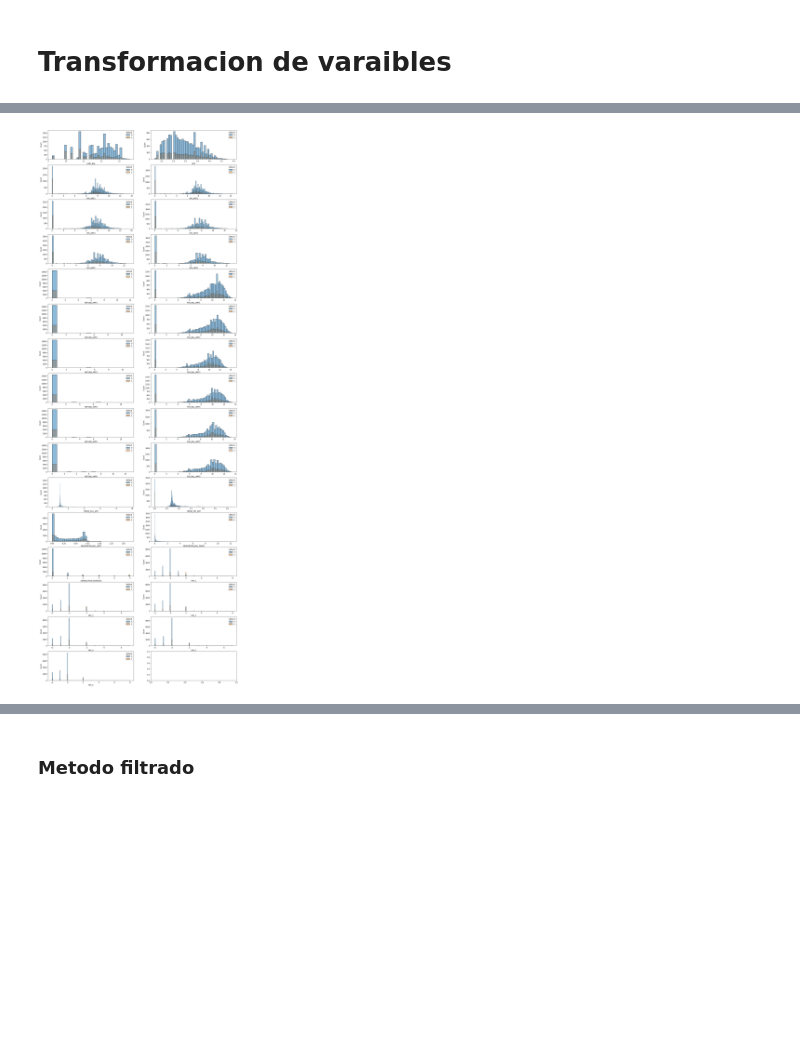
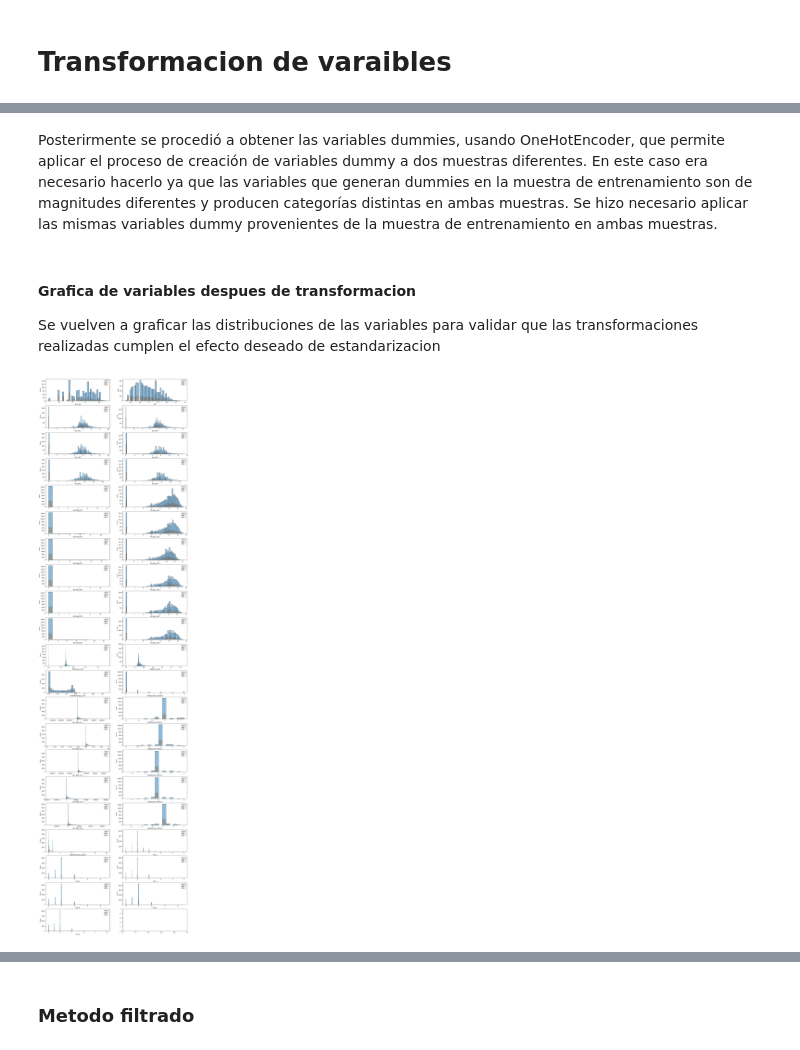
Before and after one commit to paulguz261/MIAD_20231_intro_machine_learning_grupal, a Jupyter notebook: kaggle/competencia.ipynb, the cells around one changed output, grey strips where cells are left out. Cells and saved outputs as stored; diff of their text form; code cells hidden in the pictures; blank space fills up the shorter version.

```diff
--- a/kaggle/competencia.ipynb
+++ b/kaggle/competencia.ipynb
@@ -164,10 +225,15 @@ aplicar logaritmo a las variables que tienen skewness
 # %%
 def transform_x(X_in):
+
+    for i in np.arange(1,6):
+        X_in["DIFF_BILL_PAY_{i}".format(i=i)] = X_in["BILL_AMT{i}".format(i=i+1)] - X_in["PAY_AMT{i}".format(i=i)]
+        #X_in["DIFF_BILL_PAY_{i}".format(i=i)] = np.log(X_in["DIFF_BILL_PAY_{i}".format(i=i)]+1)
+        X_in["CHANGE_PAY_STATUS_{i}".format(i=i)] = X_in["PAY_{i}".format(i=i)] - X_in["PAY_{i}".format(i=i+1)]
 
     for i in np.arange(1,7):
         X_in["IS_REFUND{i}".format(i=i)] = (X_in["BILL_AMT{i}".format(i = i)] < 0).astype(int)
         X_in["REFUND_AMT{i}".format(i=i)] = X_in["BILL_AMT{i}".format(i=i)].apply(lambda x : x*-1 if x < 0 else 0)
-
+        X_in["IS_BILLED{i}".format(i=i)] = (X_in["BILL_AMT{i}".format(i = i)] != 0).astype(int)
 
         X_in["POS_BILL_AMT{i}".format(i=i)] = X_in["BILL_AMT{i}".format(i=i)].apply(lambda x : x if x > 0 else 0)
         X_in = X_in.drop(columns="BILL_AMT{i}".format(i=i))
@@ -176,7 +242,7 @@ def transform_x(X_in):
 
 
     X_in["PROPORTION_BILL_LIMIT"] = X_in["POS_BILL_AMT1"] / X_in["LIMIT_BAL"]
-    X_in["PROPORTION_BILL_PAYED"] = X_in["PAY_AMT1"] / (X_in["POS_BILL_AMT1"]+1)
+    X_in["PROPORTION_BILL_PAYED"] = X_in["PAY_AMT1"] / (X_in["POS_BILL_AMT2"]+1)
 
 
 
@@ -201,6 +267,7 @@ def transform_x(X_in):
     X_in["TREND_BILL_AMT"] = 0
     X_in.loc[c,"TREND_BILL_AMT"] = (X_in.loc[c,"POS_BILL_AMT1"]/X_in.loc[c,"MEAN_BILL_AMT"])
 
+    X_in["TREND_BILL_AMT"] = np.log(X_in["TREND_BILL_AMT"] + 1)
 
     X_in["MEAN_PAY_AMT"] = X_in[["PAY_AMT{i}".format(i=x) for x in np.arange(2,7)]].mean(axis=1)
     c = X_in["MEAN_PAY_AMT"] != 0
@@ -211,61 +278,70 @@ def transform_x(X_in):
 
     #X_in = X_in.drop(columns=["MEAN_BILL_AMT","MEAN_PAY_AMT"])
 
+
+
     c = X_in["EDUCATION"].isin([0,5,6])
     X_in.loc[c,"EDUCATION"] = 0
-
-
-
-
-    # #dummies
-    # col_dummies = ['MARRIAGE','EDUCATION','SEX'] + ["PAY_{i}".format(i=x) for x in np.arange(1,7)]
-
-    # for i in col_dummies:
-    #     X_in = pd.concat([X_in,pd.get_dummies(X_in[i], prefix="{val}_".format(val=i), drop_first=True)], axis=1)
-    #     X_in = X_in.drop(columns=i)
 
     return X_in
 
 XTrain_transform = transform_x(XTrain)
 XTest_transform = transform_x(XTest)
+# %% [markdown]
+Posterirmente se procedió a obtener las variables dummies, usando OneHotEncoder, que permite aplicar el proceso de creación de variables dummy a dos muestras diferentes. En este caso era necesario hacerlo ya que las variables que generan dummies en la muestra de entrenamiento son de magnitudes diferentes y producen categorías distintas en ambas muestras. Se hizo necesario aplicar las mismas variables dummy provenientes de la muestra de entrenamiento en ambas muestras.
 # %%
 from sklearn.preprocessing import OneHotEncoder
 
 # get dummies
 col_dummies = ['MARRIAGE','EDUCATION','SEX'] + ["PAY_{i}".format(i=x) for x in np.arange(1,7)]
 
-encoder = OneHotEncoder(drop='first',handle_unknown='ignore')
+encoder = OneHotEncoder(drop='first',handle_unknown='ignore',
+                        categories=[[0, 1, 2, 3],
+                                    [0, 1, 2, 3, 4],
+                                    [1, 2],
+                                    [-2, -1,  0,  1,  2,  3,  4,  5,  6,  7, 8],
+                                    [-2, -1,  0,  1,  2,  3,  4,  5,  6,  7, 8],
+                                    [-2, -1,  0,  1,  2,  3,  4,  5,  6,  7, 8],
+                                    [-2, -1,  0,  1,  2,  3,  4,  5,  6,  7, 8],
+                                    [-2, -1,  0,  1,  2,  3,  4,  5,  6,  7, 8],
+                                    [-2, -1,  0,  1,  2,  3,  4,  5,  6,  7, 8]])
+
 encoder.fit(XTrain_transform[col_dummies])
 
 XTrain_transform = pd.concat([XTrain_transform,pd.DataFrame(encoder.transform(XTrain_transform[col_dummies]).toarray(), columns = encoder.get_feature_names_out(), index = XTrain_transform.index)], axis = 1)
 #XTrain_transform = XTrain_transform.drop(columns=col_dummies)
 XTest_transform = pd.concat([XTest_transform,pd.DataFrame(encoder.transform(XTest_transform[col_dummies]).toarray(), columns = encoder.get_feature_names_out(), index = XTest_transform.index)], axis = 1)
 #XTest_transform = XTest_transform.drop(columns=col_dummies)
+# %% [markdown]
+#### Grafica de variables despues de transformacion
+Se vuelven a graficar las distribuciones de las variables para validar que las transformaciones realizadas cumplen el efecto deseado de estandarizacion
 # %%
 data_train = pd.concat([XTrain_transform,yTrain],axis=1)
 
 var_cont = ['LIMIT_BAL', 'AGE', 'PAY_AMT1', 'PAY_AMT2', 'PAY_AMT3', 'PAY_AMT4', 'PAY_AMT5', 'PAY_AMT6',
             'REFUND_AMT1','POS_BILL_AMT1','REFUND_AMT2', 'POS_BILL_AMT2',
             'REFUND_AMT3', 'POS_BILL_AMT3', 'REFUND_AMT4', 'POS_BILL_AMT4',
             'REFUND_AMT5', 'POS_BILL_AMT5', 'REFUND_AMT6', 'POS_BILL_AMT6', 'TREND_BILL_AMT', 'TREND_PAY_AMT',
-            'PROPORTION_BILL_LIMIT', 'PROPORTION_BILL_PAYED', 'CONSECUTIVE_DEFAULTS']
-
-
+            'PROPORTION_BILL_LIMIT', 'CONSECUTIVE_DEFAULTS','DIFF_BILL_PAY_1', 'CHANGE_PAY_STATUS_1', 'DIFF_BILL_PAY_2',
+            'CHANGE_PAY_STATUS_2', 'DIFF_BILL_PAY_3', 'CHANGE_PAY_STATUS_3',
+            'DIFF_BILL_PAY_4', 'CHANGE_PAY_STATUS_4', 'DIFF_BILL_PAY_5',
+            'CHANGE_PAY_STATUS_5','PROPORTION_BILL_PAYED']
+# 'PROPORTION_BILL_PAYED'
 
 new_var_cont = var_cont + ['PAY_1','PAY_2', 'PAY_3', 'PAY_4', 'PAY_5', 'PAY_6']
 
 ncols = 2
 nrows = int(np.ceil(len(data_train[new_var_cont].columns.values)/ncols))
 
-fig, ax = plt.subplots(nrows=nrows, ncols=ncols, figsize=(20, 60))
+fig, ax = plt.subplots(nrows=nrows, ncols=ncols, figsize=(20, 80))
 axs = ax.flatten()
 
 for i,c in enumerate(new_var_cont):
 
     sns.histplot(data=data_train, x=c, hue="default", ax = axs[i])
     #sns.boxplot(data=data_train, y=c, x="default", ax = axs[i])
 # %% [output]
-[figure, old version]
+[figure, new version]
 # %%
 fig, ax = plt.subplots(figsize=(10, 10))
 sns.heatmap(data_train[var_cont+["default"]].corr(), ax=ax)
```
Also changed, not shown: parts of 94 cells of this notebook, 11 other files.
